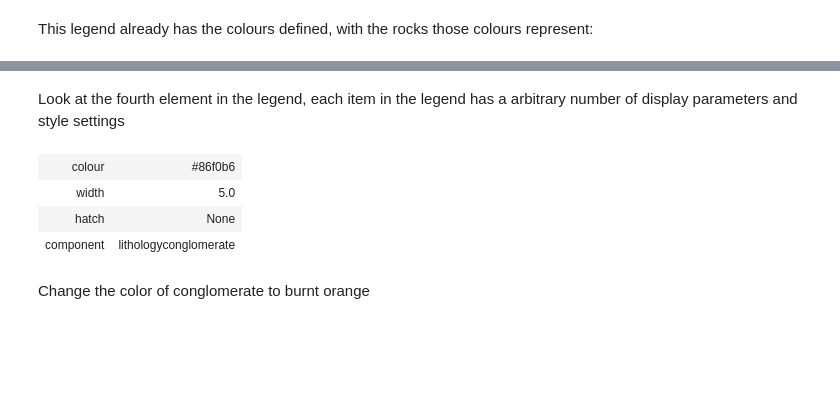
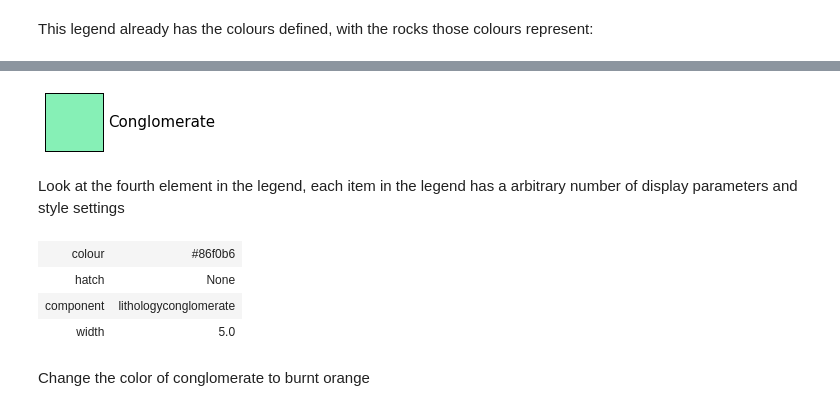
Before and after one commit to EvanBianco/recipes, a Jupyter notebook: Manipulating_legends.ipynb, the cells around one changed output, grey strips where cells are left out. Drawn from its saved outputs; the diff is of its cells as text; code cells hidden in the pictures; blank space fills up the shorter version.

```diff
--- a/Manipulating_legends.ipynb
+++ b/Manipulating_legends.ipynb
@@ -40,9 +46,6 @@ legend.plot()
+# %%
+legend[4].plot()
+# %% [output]
+[figure, added]
 # %% [markdown]
 Look at the fourth element in the legend, each item in the legend has a arbitrary number of display parameters and style settings
-# %%
-legend[4]
-# %% [output]
-| colour | #86f0b6 |
-| width | 5.0 |
-| hatch | None |
-| component | lithologyconglomerate |
@@ -49,3 +54,12 @@ legend[4]
+# %%
+c1 = Component({'lithology': 'conglomerate'})
+# %%
+legend.get_decor(c1)
+# %% [output]
+| colour | #86f0b6 |
+| hatch | None |
+| component | lithologyconglomerate |
+| width | 5.0 |
 # %% [markdown]
 Change the color of conglomerate to burnt orange
 # %%
```
Also changed, not shown: parts of 14 cells of this notebook, 5 other files.
